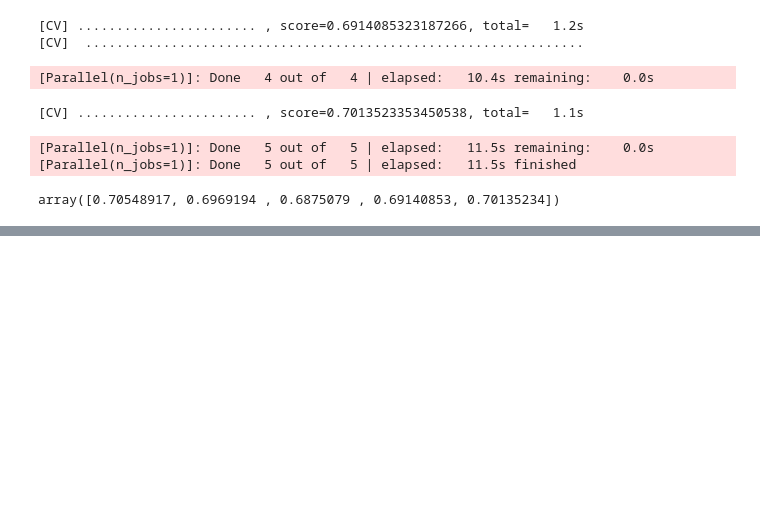
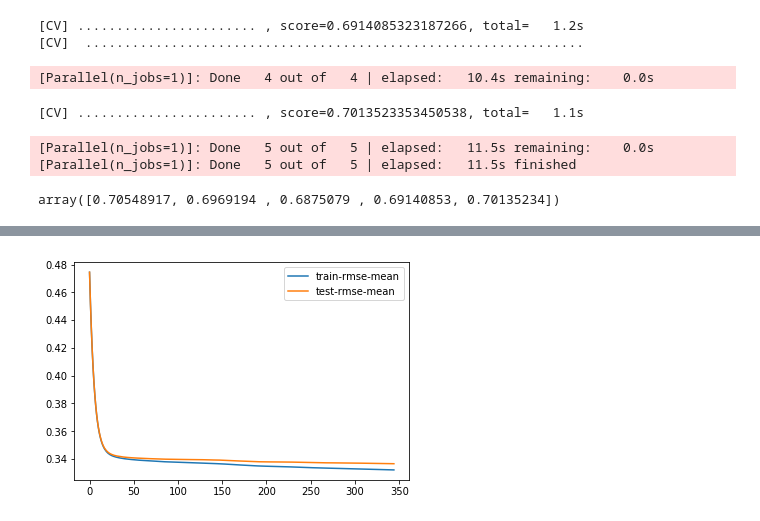
Before and after one commit to bloominstituteoftechnology/DS-Unit-4-Sprint-1-Tree-Ensembles, a Jupyter notebook: module1-decision-trees/assignment1.ipynb, the cells around one changed output, grey strips where cells are left out. Drawn from its saved outputs; the diff is of its cells as text; code cells hidden in the pictures; blank space fills up the shorter version.

```diff
--- a/module1-decision-trees/assignment1.ipynb
+++ b/module1-decision-trees/assignment1.ipynb
@@ -453,0 +569,5 @@ array([0.70548917, 0.6969194 , 0.6875079 , 0.69140853, 0.70135234])
+# %%
+bst_cv = xgb.cv(params, dtrain, num_boost_round=1000, nfold=5, early_stopping_rounds=10, as_pandas=True)
+bst_cv[['train-rmse-mean', 'test-rmse-mean']].plot();
+# %% [output]
+[figure, added]
```
Also changed, not shown: parts of 17 cells of this notebook, 2 other files.
